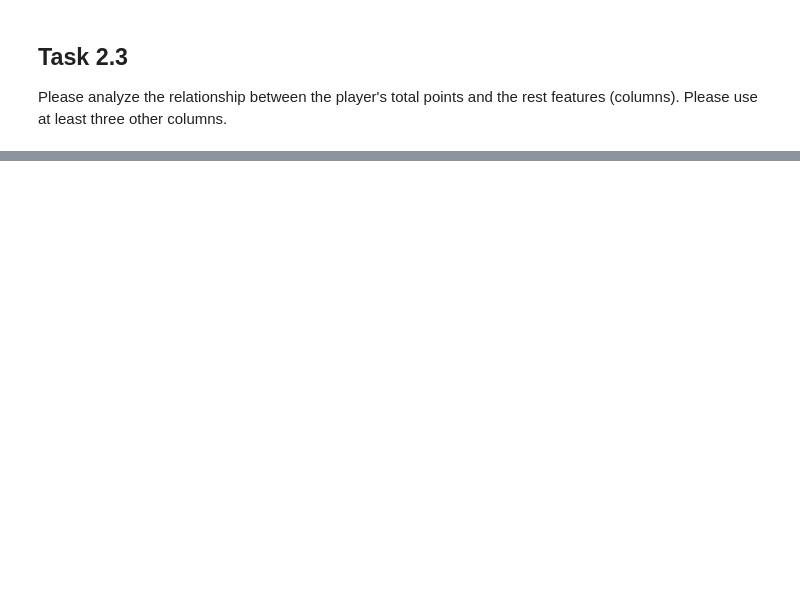
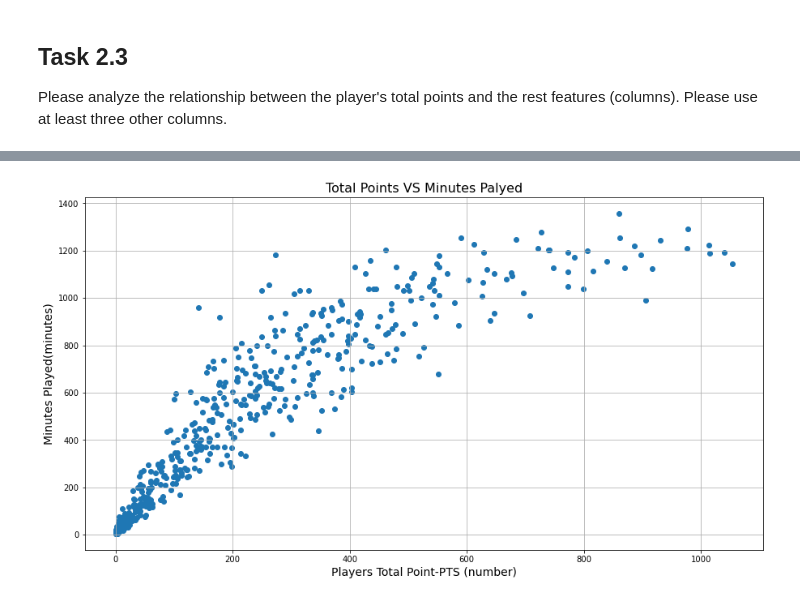
Before and after one commit to SyedKabir-dataWorm/DataCleaning_DataExploration_StatisticalAnalysis, a Jupyter notebook: project_data_exploration.ipynb, the cells around one changed output, grey strips where cells are left out. Saved outputs shown, nothing was run; the diff lists cells and outputs as text; code cells hidden in the pictures; blank space fills up the shorter version.

```diff
--- a/project_data_exploration.ipynb
+++ b/project_data_exploration.ipynb
@@ -37,0 +500,9 @@ Please analyze the relationship between the player's total points and the rest f
+# %%
+plt.scatter(clean_nbaPlayers['PTS'], clean_nbaPlayers['MP'])
+plt.title('Total Points VS Minutes Palyed', fontsize=16)
+plt.xlabel('Players Total Point-PTS (number)', fontsize=14)
+plt.ylabel('Minutes Played(minutes)', fontsize=14)
+plt.grid(True)
+plt.show()
+# %% [output]
+[figure, added]
```
Also changed, not shown: parts of 59 cells of this notebook.
